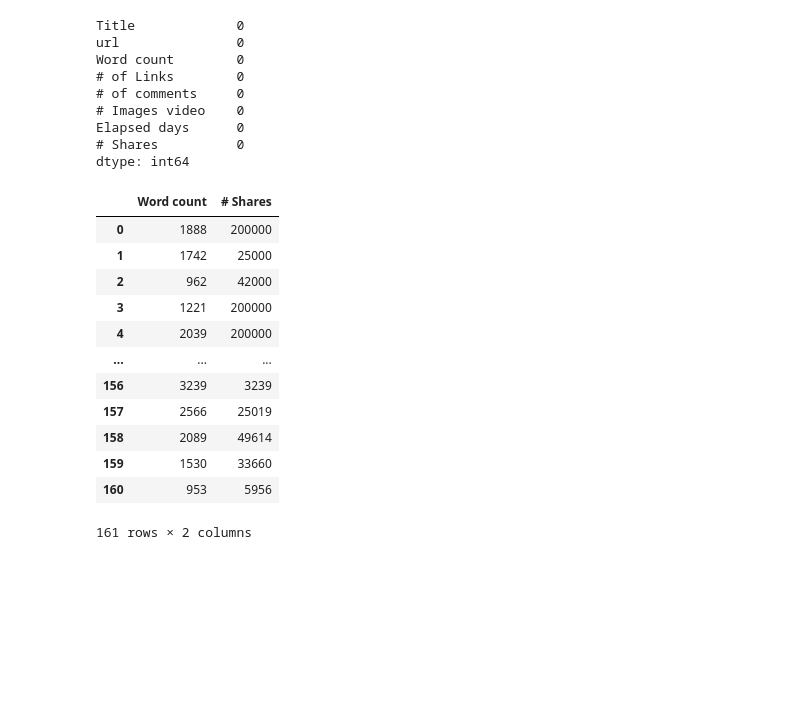
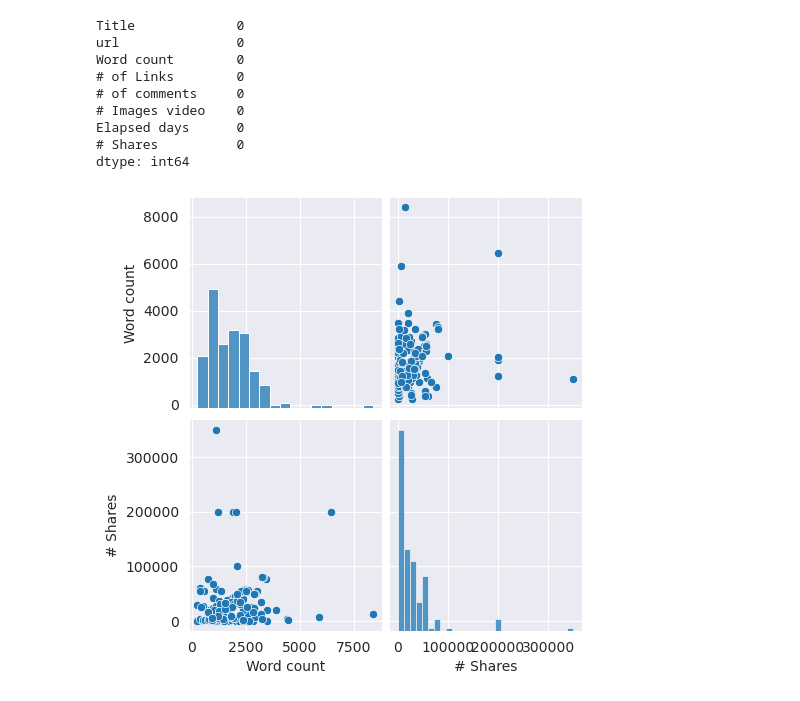
Before and after one commit to thejoresp/ModelaIA, a Jupyter notebook: modelado.ipynb, the cells around one changed output. Saved outputs shown, nothing was run; the diff lists cells and outputs as text; code cells hidden in the pictures; blank space fills up the shorter version.

```diff
--- a/modelado.ipynb
+++ b/modelado.ipynb
@@ -171,19 +158,12 @@ Word count        0
 Elapsed days      0
 # Shares          0
 dtype: int64
+# %%
+sns.pairplot(articulos[['Word count', '# Shares']])
+
+plt.show()
+# %% [output]
+[figure, added]
 # %%
-articulos[['Word count', '# Shares']]
+X = articulos[['Word count']]
+y = articulos['# Shares']
-# %% [output]
-|  | Word count | # Shares |
-| 0 | 1888 | 200000 |
-| 1 | 1742 | 25000 |
-| 2 | 962 | 42000 |
-| 3 | 1221 | 200000 |
-| 4 | 2039 | 200000 |
-| ... | ... | ... |
-| 156 | 3239 | 3239 |
-| 157 | 2566 | 25019 |
-| 158 | 2089 | 49614 |
-| 159 | 1530 | 33660 |
-| 160 | 953 | 5956 |
-161 rows × 2 columns
```
Also changed, not shown: parts of 7 cells of this notebook.
